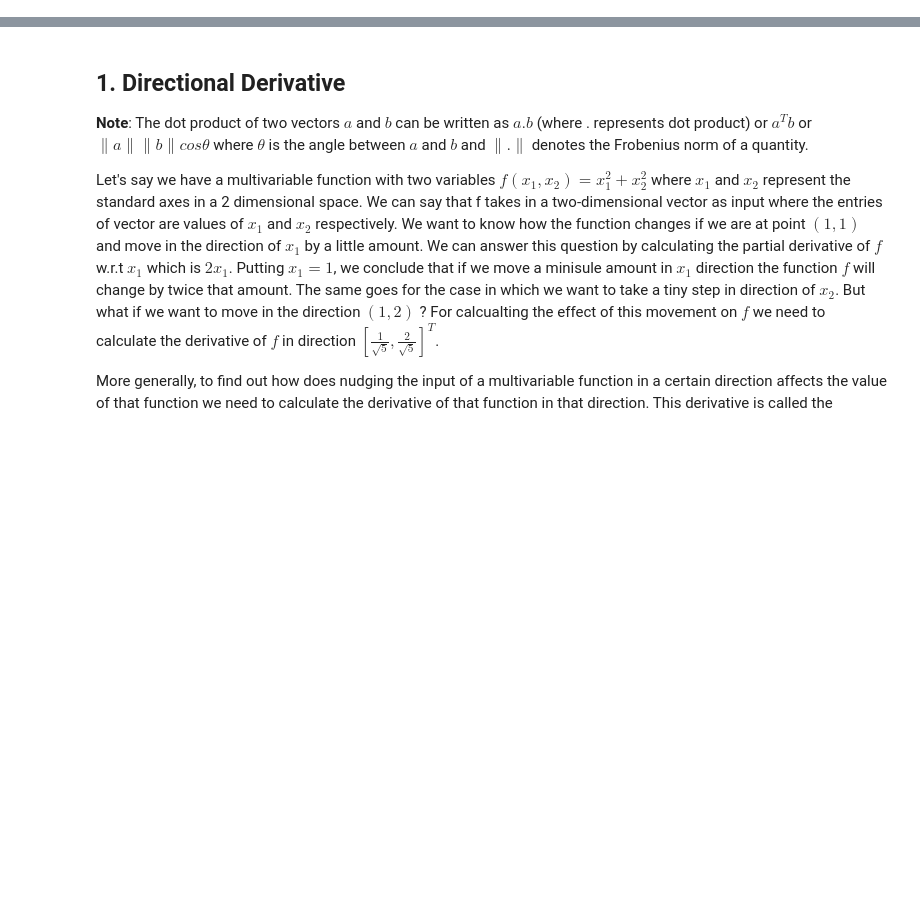
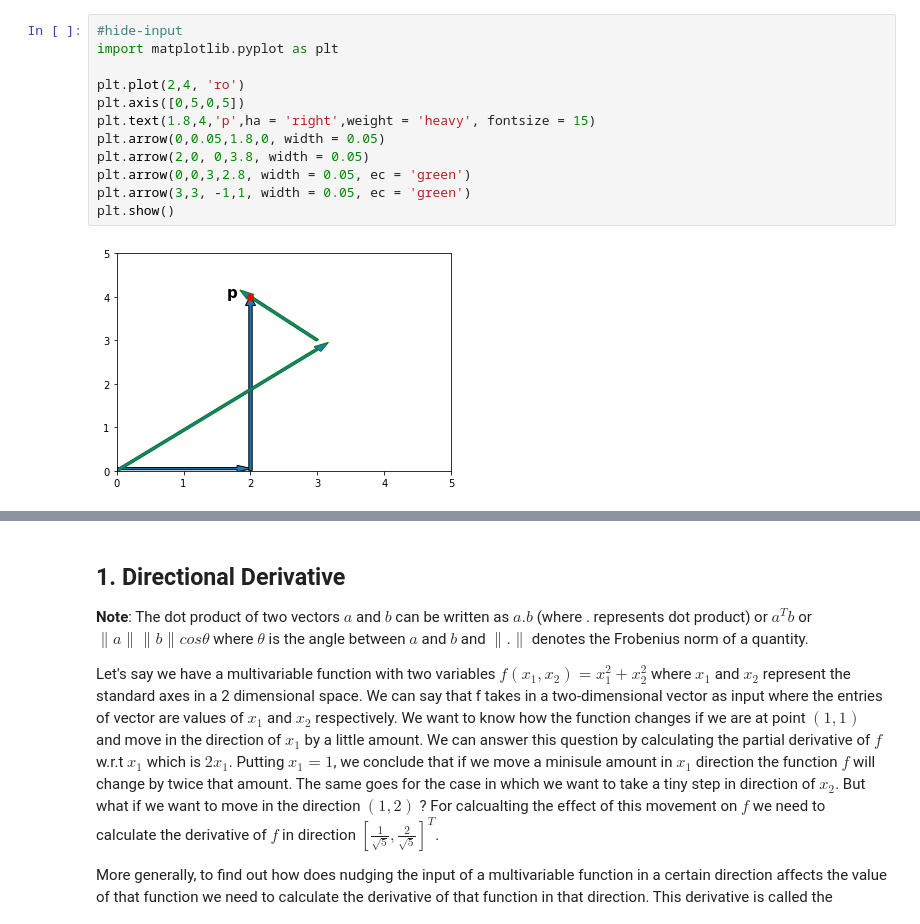
Before and after one commit to Abhimanyu08/blog, a Jupyter notebook: _notebooks/2020-07-20-final.ipynb, the cells around one changed output, grey strips where cells are left out. Drawn from its saved outputs; the diff is of its cells as text; blank space fills up the shorter version.

```diff
--- a/_notebooks/2020-07-20-final.ipynb
+++ b/_notebooks/2020-07-20-final.ipynb
@@ -100,0 +108,14 @@ A matrix ${\textbf A}$ is called symmetric if ${\textbf A = \textbf A^{T}}$, whi
+# %%
+#hide-input
+import matplotlib.pyplot as plt
+
+plt.plot(2,4, 'ro')
+plt.axis([0,5,0,5])
+plt.text(1.8,4,'p',ha = 'right',weight = 'heavy', fontsize = 15)
+plt.arrow(0,0.05,1.8,0, width = 0.05)
+plt.arrow(2,0, 0,3.8, width = 0.05)
+plt.arrow(0,0,3,2.8, width = 0.05, ec = 'green')
+plt.arrow(3,3, -1,1, width = 0.05, ec = 'green')
+plt.show()
+# %% [output]
+[figure, added]
```
Also changed, not shown: parts of 7 cells of this notebook.
